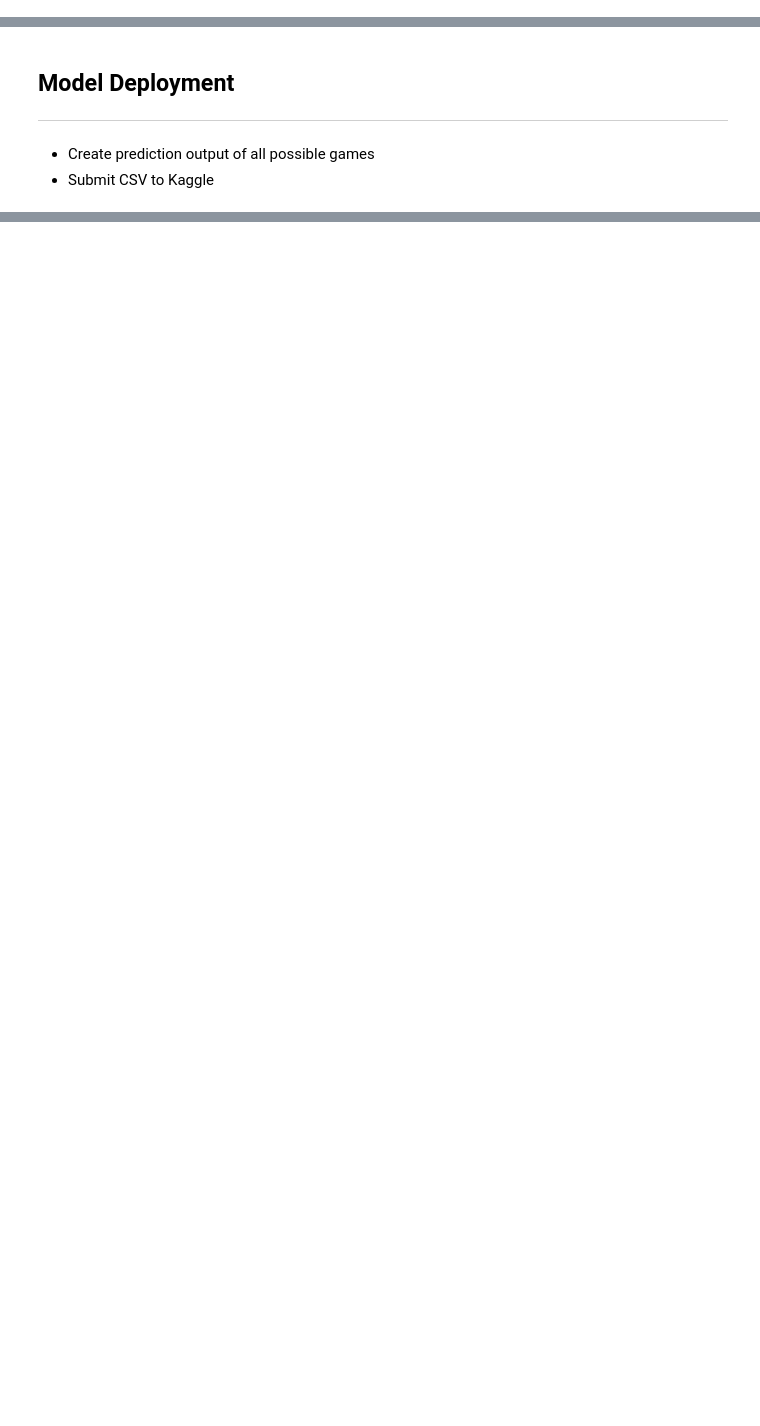
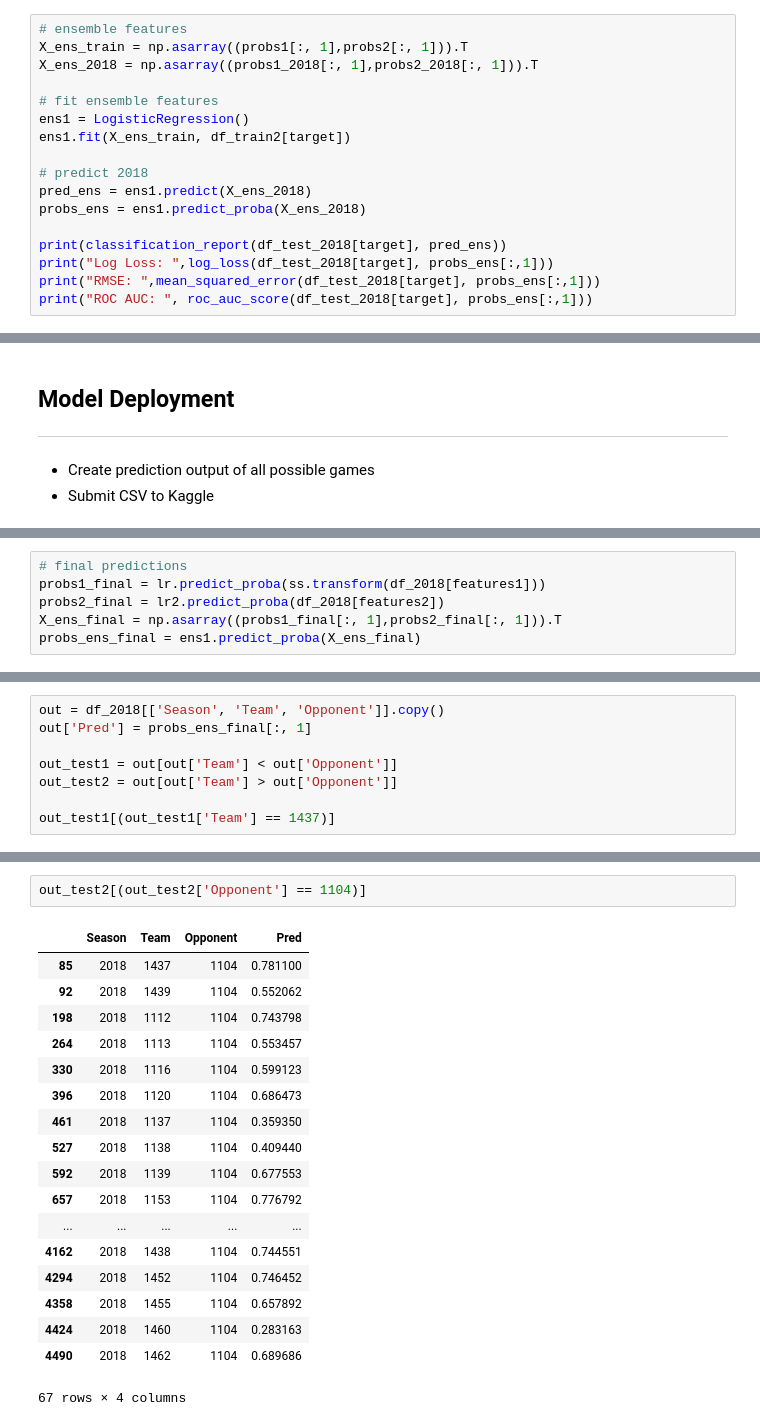
Before and after one commit to elyliu/mids-w207-final_proj-ncaa, a Jupyter notebook: deliverables/01-modeling.ipynb, the cells around one changed output, grey strips where cells are left out. Cells and saved outputs as stored; diff of their text form; blank space fills up the shorter version.

Commit message:
update deliverable notebook
updates to model ensemble; final model evaluation; model deployment

```diff
--- a/deliverables/01-modeling.ipynb
+++ b/deliverables/01-modeling.ipynb
@@ -977,0 +1376,17 @@ ROC AUC:  0.8161338828246827
+# %%
+# ensemble features
+X_ens_train = np.asarray((probs1[:, 1],probs2[:, 1])).T
+X_ens_2018 = np.asarray((probs1_2018[:, 1],probs2_2018[:, 1])).T
+
+# fit ensemble features
+ens1 = LogisticRegression()
+ens1.fit(X_ens_train, df_train2[target])
+
+# predict 2018
+pred_ens = ens1.predict(X_ens_2018)
+probs_ens = ens1.predict_proba(X_ens_2018)
+
+print(classification_report(df_test_2018[target], pred_ens))
+print("Log Loss: ",log_loss(df_test_2018[target], probs_ens[:,1]))
+print("RMSE: ",mean_squared_error(df_test_2018[target], probs_ens[:,1]))
+print("ROC AUC: ", roc_auc_score(df_test_2018[target], probs_ens[:,1]))
@@ -985,0 +1412,6 @@ ROC AUC:  0.8161338828246827
+# %%
+# final predictions
+probs1_final = lr.predict_proba(ss.transform(df_2018[features1]))
+probs2_final = lr2.predict_proba(df_2018[features2])
+X_ens_final = np.asarray((probs1_final[:, 1],probs2_final[:, 1])).T
+probs_ens_final = ens1.predict_proba(X_ens_final)
@@ -985,0 +1435,8 @@ ROC AUC:  0.8161338828246827
+# %%
+out = df_2018[['Season', 'Team', 'Opponent']].copy()
+out['Pred'] = probs_ens_final[:, 1]
+
+out_test1 = out[out['Team'] < out['Opponent']]
+out_test2 = out[out['Team'] > out['Opponent']]
+
+out_test1[(out_test1['Team'] == 1437)]
@@ -985,0 +1451,21 @@ ROC AUC:  0.8161338828246827
+# %%
+out_test2[(out_test2['Opponent'] == 1104)]
+# %% [output]
+|  | Season | Team | Opponent | Pred |
+| 85 | 2018 | 1437 | 1104 | 0.781100 |
+| 92 | 2018 | 1439 | 1104 | 0.552062 |
+| 198 | 2018 | 1112 | 1104 | 0.743798 |
+| 264 | 2018 | 1113 | 1104 | 0.553457 |
+| 330 | 2018 | 1116 | 1104 | 0.599123 |
+| 396 | 2018 | 1120 | 1104 | 0.686473 |
+| 461 | 2018 | 1137 | 1104 | 0.359350 |
+| 527 | 2018 | 1138 | 1104 | 0.409440 |
+| 592 | 2018 | 1139 | 1104 | 0.677553 |
+| 657 | 2018 | 1153 | 1104 | 0.776792 |
+| ... | ... | ... | ... | ... |
+| 4162 | 2018 | 1438 | 1104 | 0.744551 |
+| 4294 | 2018 | 1452 | 1104 | 0.746452 |
+| 4358 | 2018 | 1455 | 1104 | 0.657892 |
+| 4424 | 2018 | 1460 | 1104 | 0.283163 |
+| 4490 | 2018 | 1462 | 1104 | 0.689686 |
+67 rows × 4 columns
```
Also changed, not shown: parts of 38 cells of this notebook, 1 other file.
